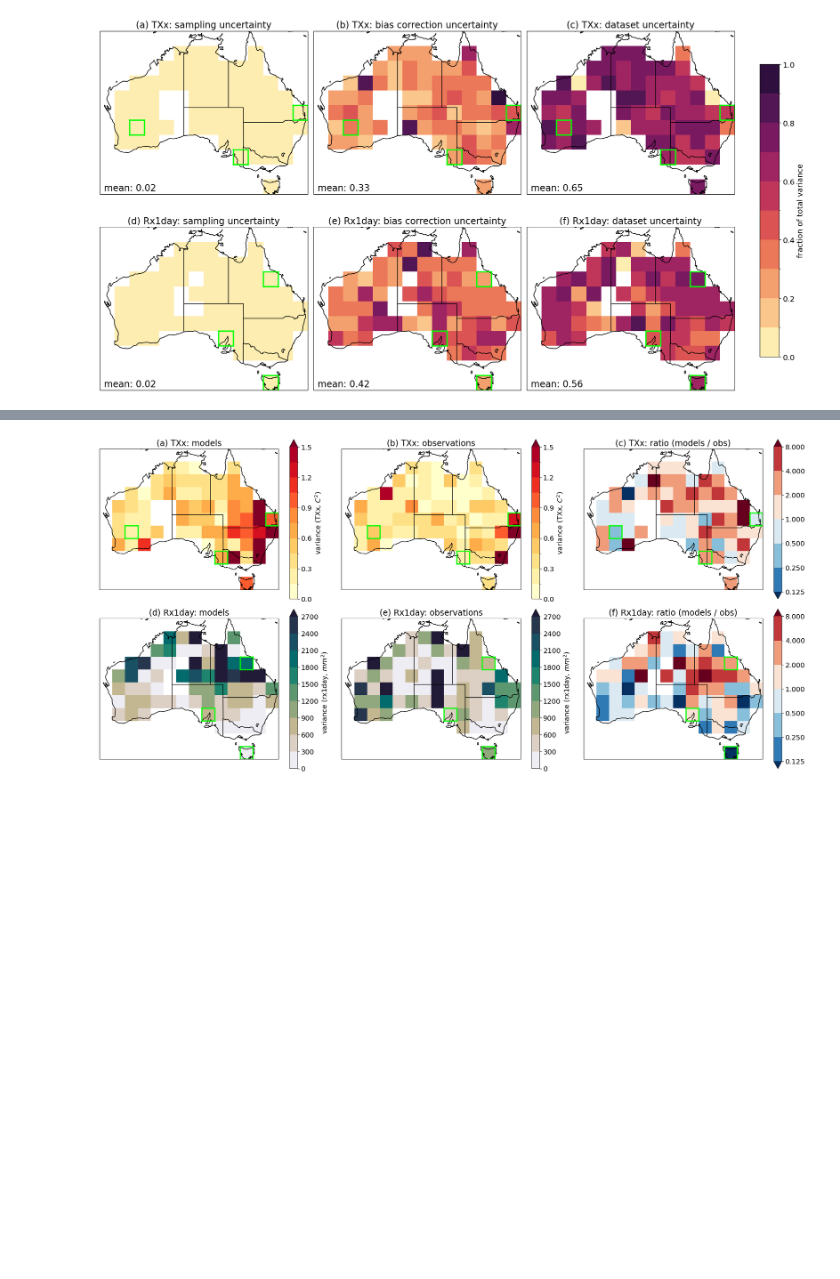
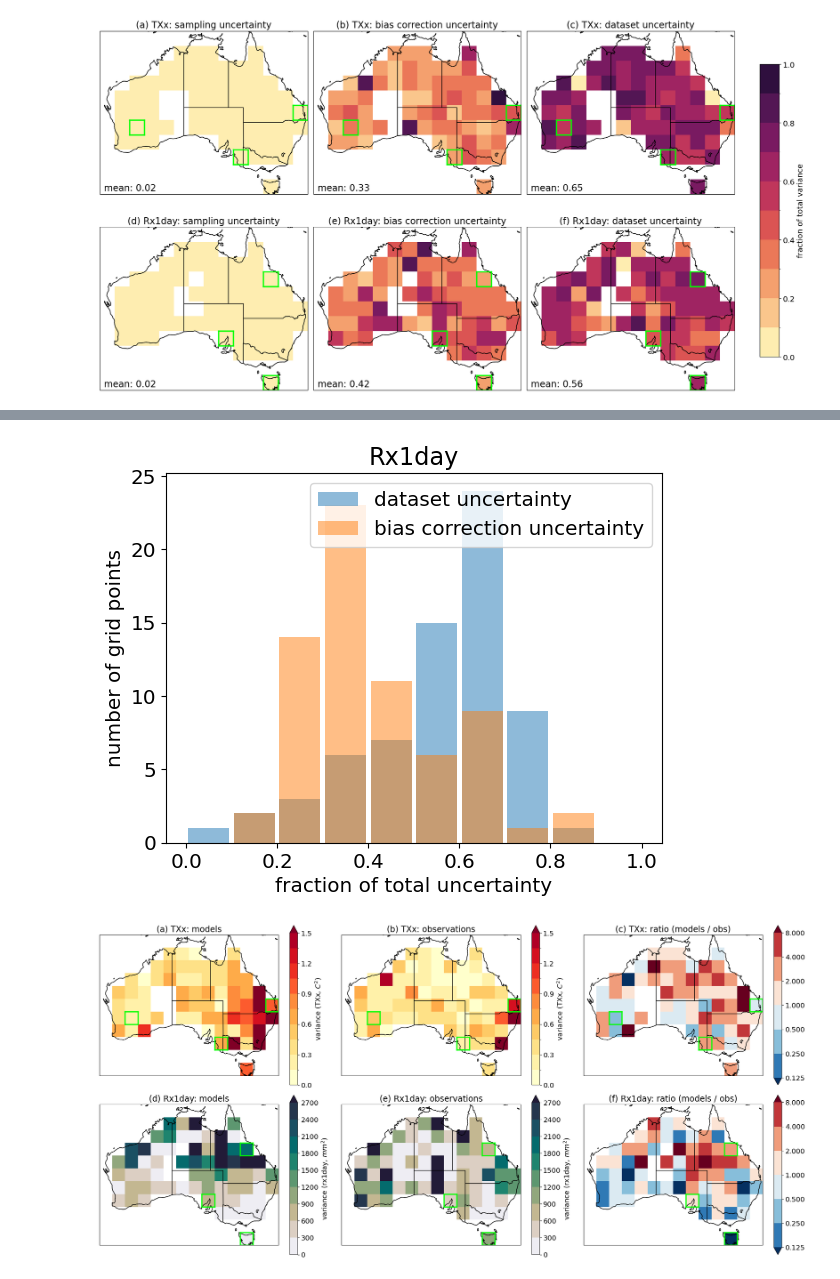
Before and after one commit to AusClimateService/unseen-projects, a Jupyter notebook: project-bias/spatial-publication.ipynb, the cells around one changed output, grey strips where cells are left out. Cells and saved outputs as stored; diff of their text form; code cells hidden in the pictures; blank space fills up the shorter version.

```diff
--- a/project-bias/spatial-publication.ipynb
+++ b/project-bias/spatial-publication.ipynb
@@ -269,3 +287,21 @@ plt.show()
+# %%
+m_frac_rx1day_array = m_frac_rx1day.values.flatten()
+m_frac_rx1day_array = m_frac_rx1day_array[~np.isnan(m_frac_rx1day_array)]
+
+b_frac_rx1day_array = b_frac_rx1day.values.flatten()
+b_frac_rx1day_array = b_frac_rx1day_array[~np.isnan(b_frac_rx1day_array)]
+
+bins = np.arange(0, 1.01, 0.1)
+plt.hist(m_frac_rx1day_array, bins=bins, density=False, rwidth=0.9, label='dataset uncertainty', color='tab:blue', alpha=0.5)
+plt.hist(b_frac_rx1day_array, bins=bins, density=False, rwidth=0.9, label='bias correction uncertainty', color='tab:orange', alpha=0.5)
+plt.xlabel('fraction of total uncertainty')
+plt.ylabel('number of grid points')
+plt.title('Rx1day')
+#plt.xlim(0, 8.5)
+plt.legend()
+plt.show()
+# %% [output]
+[figure, added]
 # %%
 ratio_txx = ds_txx.sel({'lev': return_period})['T2'] / ds_txx.sel({'lev': return_period})['OG2']
 # %%
```
Also changed, not shown: parts of 2 cells of this notebook.
